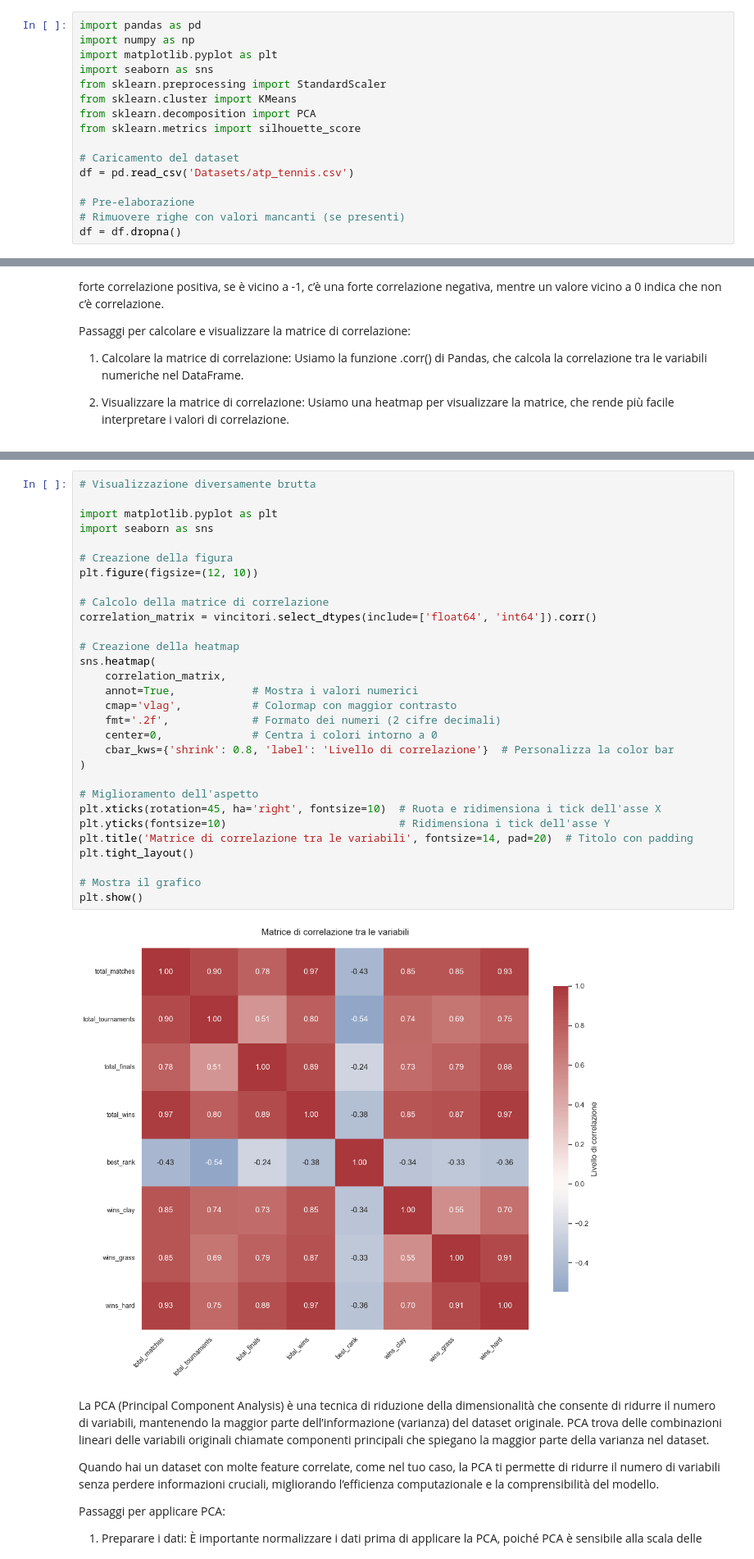
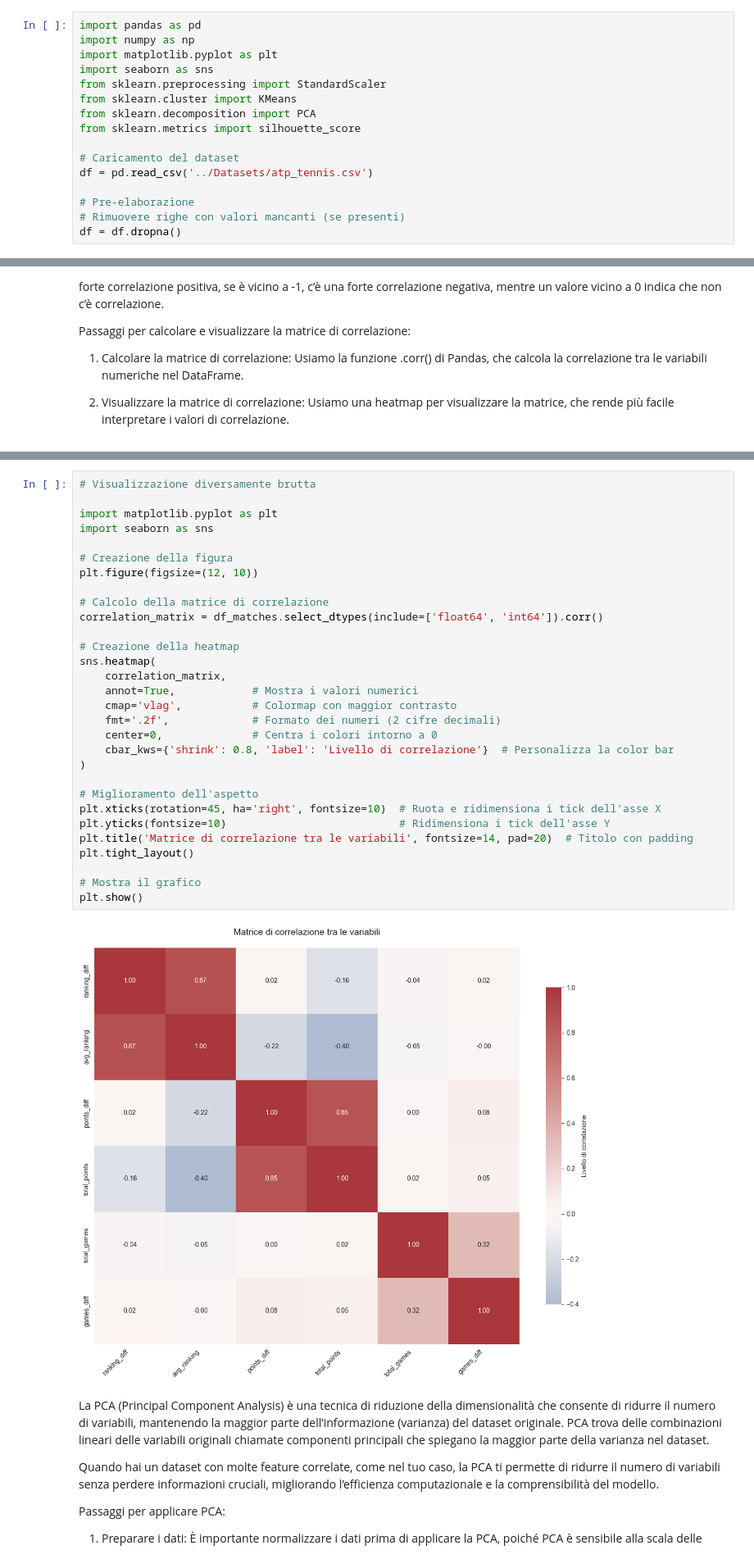
Before and after one commit to enricopierga/DataScience_2024-2025_Projects, a Jupyter notebook: Clustering/clustering_matches.ipynb, the cells around one changed output, grey strips where cells are left out. Shown at 82% size. Cells and saved outputs as stored; diff of their text form.

```diff
--- a/Clustering/clustering_matches.ipynb
+++ b/Clustering/clustering_matches.ipynb
@@ -11,7 +11,7 @@ from sklearn.decomposition import PCA
 from sklearn.metrics import silhouette_score
 
 # Caricamento del dataset
-df = pd.read_csv('Datasets/atp_tennis.csv')
+df = pd.read_csv('../Datasets/atp_tennis.csv')
 
 # Pre-elaborazione
 # Rimuovere righe con valori mancanti (se presenti)
@@ -235,35 +238,35 @@ plt.show()
 # %%
 # Visualizzazione diversamente brutta
 
 import matplotlib.pyplot as plt
 import seaborn as sns
 
 # Creazione della figura
 plt.figure(figsize=(12, 10))
 
 # Calcolo della matrice di correlazione
-correlation_matrix = vincitori.select_dtypes(include=['float64', 'int64']).corr()
+correlation_matrix = df_matches.select_dtypes(include=['float64', 'int64']).corr()
 
 # Creazione della heatmap
 sns.heatmap(
     correlation_matrix,
     annot=True,            # Mostra i valori numerici
     cmap='vlag',           # Colormap con maggior contrasto
     fmt='.2f',             # Formato dei numeri (2 cifre decimali)
     center=0,              # Centra i colori intorno a 0
     cbar_kws={'shrink': 0.8, 'label': 'Livello di correlazione'}  # Personalizza la color bar
 )
 
 # Miglioramento dell'aspetto
 plt.xticks(rotation=45, ha='right', fontsize=10)  # Ruota e ridimensiona i tick dell'asse X
 plt.yticks(fontsize=10)                           # Ridimensiona i tick dell'asse Y
 plt.title('Matrice di correlazione tra le variabili', fontsize=14, pad=20)  # Titolo con padding
 plt.tight_layout()
 
 # Mostra il grafico
 plt.show()
 # %% [output]
-[figure, old version]
+[figure, new version]
 # %% [markdown]
 La PCA (Principal Component Analysis) è una tecnica di riduzione della dimensionalità che consente di ridurre il numero di variabili, mantenendo la maggior parte dell’informazione (varianza) del dataset originale. PCA trova delle combinazioni lineari delle variabili originali chiamate componenti principali che spiegano la maggior parte della varianza nel dataset.
 
```
Also changed, not shown: parts of 23 cells of this notebook, 1 other file.
